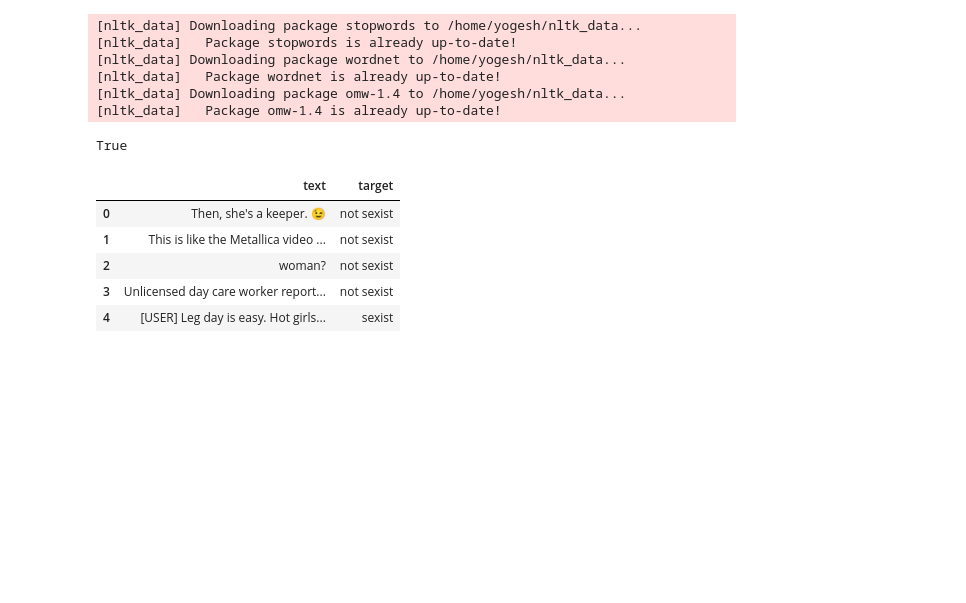
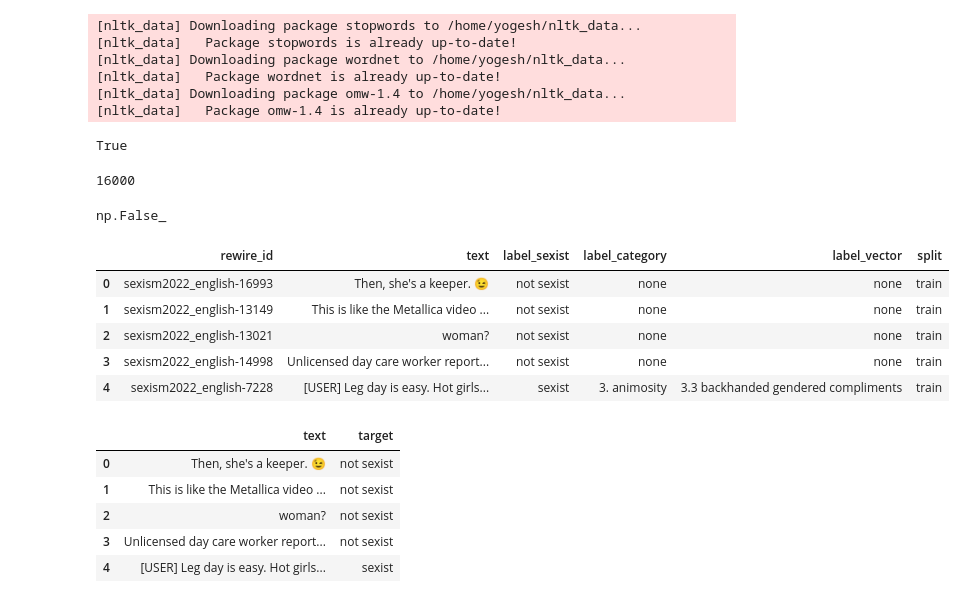
Before and after one commit to nayakayogesh/Twitter-Text-Classification, a Jupyter notebook: textClassification.ipynb, the cells around one changed output. Cells and saved outputs as stored; diff of their text form; code cells hidden in the pictures; blank space fills up the shorter version.

```diff
--- a/textClassification.ipynb
+++ b/textClassification.ipynb
@@ -17,10 +18,7 @@ from sklearn.metrics import classification_report
 # %%
-train = pd.read_csv("./DataSets/train (2).csv")
-test = pd.read_csv("./DataSets/test (1).csv")
-val = pd.read_csv("./DataSets/dev.csv")
-sexism_data = pd.read_csv("./DataSets/sexism_data.csv", encoding="latin1")
-classified_test = pd.read_csv("./DataSets/classified_tweets.csv")
-twitter_sexism = pd.read_csv("./DataSets/twitter_sexism_parsed_dataset.csv")
+train = pd.read_csv("./dataset/train (2).csv")
+test = pd.read_csv("./dataset/test (1).csv")
+val = pd.read_csv("./dataset/dev.csv")
 # %%
 nltk.download('stopwords')
 nltk.download('wordnet')
@@ -33,6 +31,25 @@ nltk.download('omw-1.4')
 [nltk_data] Downloading package omw-1.4 to /home/yogesh/nltk_data...
 [nltk_data]   Package omw-1.4 is already up-to-date!
 True
+# %%
+train = pd.concat([train, val], axis=0, ignore_index=True)
+# %%
+train.shape[0]
+# %% [output]
+16000
+# %%
+train.duplicated().any()
+# %% [output]
+np.False_
+# %%
+train.head()
+# %% [output]
+|  | rewire_id | text | label_sexist | label_category | label_vector | split |
+| 0 | sexism2022_english-16993 | Then, she's a keeper. 😉 | not sexist | none | none | train |
+| 1 | sexism2022_english-13149 | This is like the Metallica video ... | not sexist | none | none | train |
+| 2 | sexism2022_english-13021 | woman? | not sexist | none | none | train |
+| 3 | sexism2022_english-14998 | Unlicensed day care worker report... | not sexist | none | none | train |
+| 4 | sexism2022_english-7228 | [USER] Leg day is easy. Hot girls... | sexist | 3. animosity | 3.3 backhanded gendered compliments | train |
 # %%
 train.drop(columns=['rewire_id', 'label_category', 'label_vector', 'split'], inplace=True)
 test.drop(columns=['rewire_id', 'label_category', 'label_vector', 'split'], inplace=True)
```
Also changed, not shown: parts of 17 cells of this notebook.
